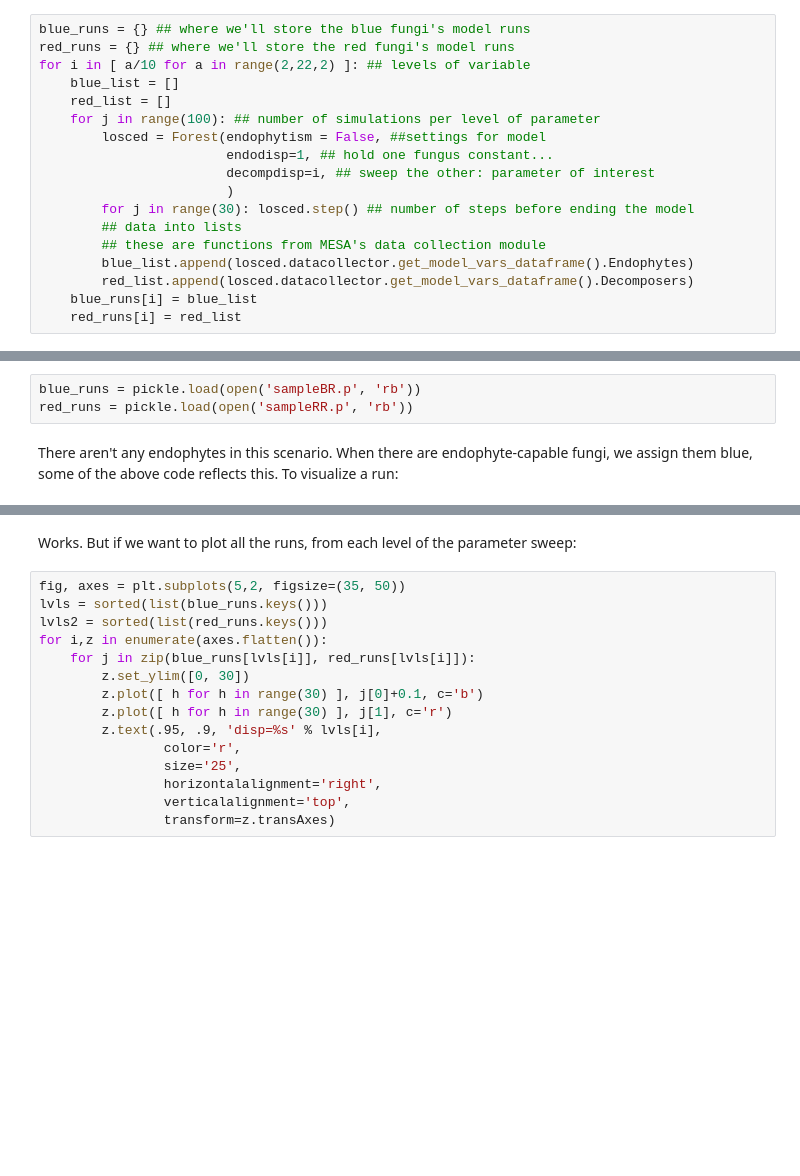
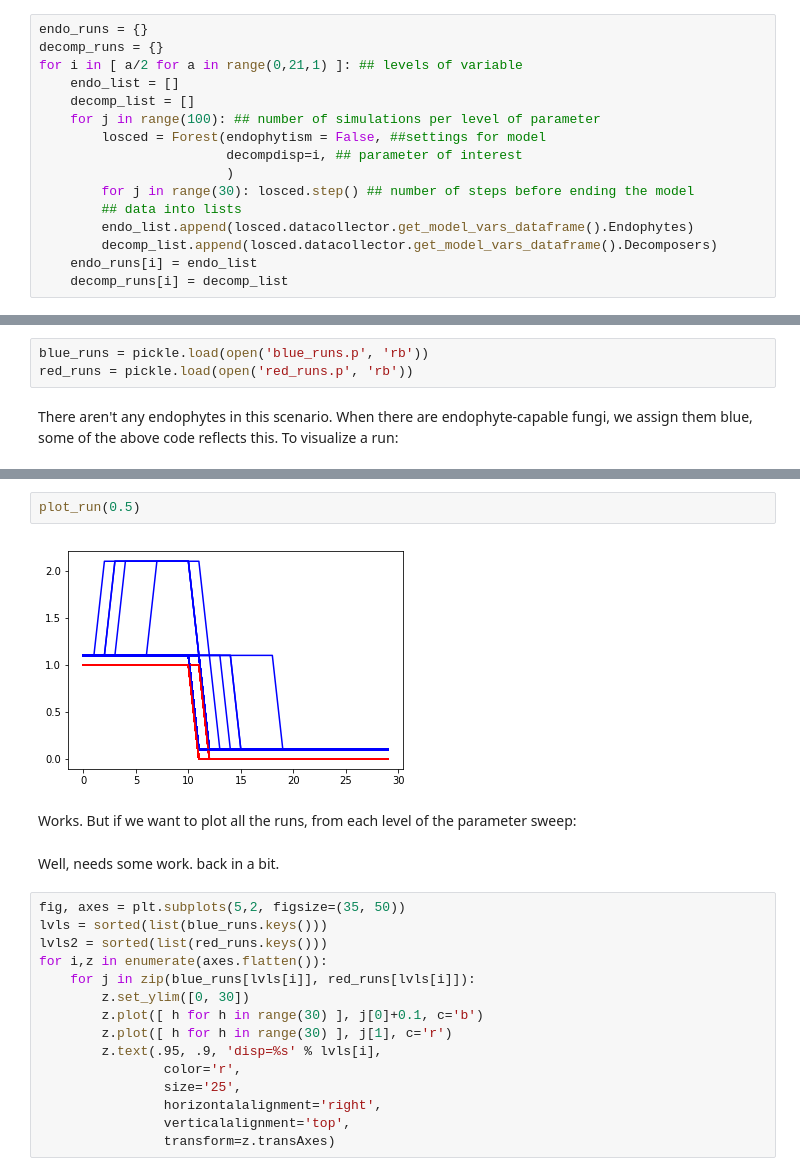
Before and after one commit to danchurch/FA_ABM, a Jupyter notebook: parameter_sweeps.ipynb, the cells around one changed output, grey strips where cells are left out. Saved outputs shown, nothing was run; the diff lists cells and outputs as text; blank space fills up the shorter version.

```diff
--- a/parameter_sweeps.ipynb
+++ b/parameter_sweeps.ipynb
@@ -15,19 +17,17 @@ import pickle
 # %%
-blue_runs = {} ## where we'll store the blue fungi's model runs
-red_runs = {} ## where we'll store the red fungi's model runs
-for i in [ a/10 for a in range(2,22,2) ]: ## levels of variable
-    blue_list = []
-    red_list = []
+endo_runs = {}
+decomp_runs = {}
+for i in [ a/2 for a in range(0,21,1) ]: ## levels of variable
+    endo_list = []
+    decomp_list = []
     for j in range(100): ## number of simulations per level of parameter
         losced = Forest(endophytism = False, ##settings for model
-                        endodisp=1, ## hold one fungus constant...
-                        decompdisp=i, ## sweep the other: parameter of interest
+                        decompdisp=i, ## parameter of interest
                         )
         for j in range(30): losced.step() ## number of steps before ending the model
         ## data into lists
-        ## these are functions from MESA's data collection module
-        blue_list.append(losced.datacollector.get_model_vars_dataframe().Endophytes)
-        red_list.append(losced.datacollector.get_model_vars_dataframe().Decomposers)
-    blue_runs[i] = blue_list
-    red_runs[i] = red_list
+        endo_list.append(losced.datacollector.get_model_vars_dataframe().Endophytes)
+        decomp_list.append(losced.datacollector.get_model_vars_dataframe().Decomposers)
+    endo_runs[i] = endo_list
+    decomp_runs[i] = decomp_list
 # %%
@@ -36,6 +36,6 @@ for i in [ a/10 for a in range(2,22,2) ]: ## levels of variable
 # %%
-blue_runs = pickle.load(open('sampleBR.p', 'rb'))
-red_runs = pickle.load(open('sampleRR.p', 'rb'))
+blue_runs = pickle.load(open('blue_runs.p', 'rb'))
+red_runs = pickle.load(open('red_runs.p', 'rb'))
 # %% [markdown]
 There aren't any endophytes in this scenario. When there are endophyte-capable fungi, we assign them blue, some of the above code reflects this. To visualize a run:
 # %%
@@ -50,5 +50,11 @@ plot_run(0.2)
+# %%
+plot_run(0.5)
+# %% [output]
+[figure, added]
 # %% [markdown]
 Works. But if we want to plot all the runs, from each level of the parameter sweep:
+# %% [markdown]
+Well, needs some work. back in a bit.
 # %%
 fig, axes = plt.subplots(5,2, figsize=(35, 50))
 lvls = sorted(list(blue_runs.keys()))
```
Also changed, not shown: parts of 5 cells of this notebook, 4 other files.
